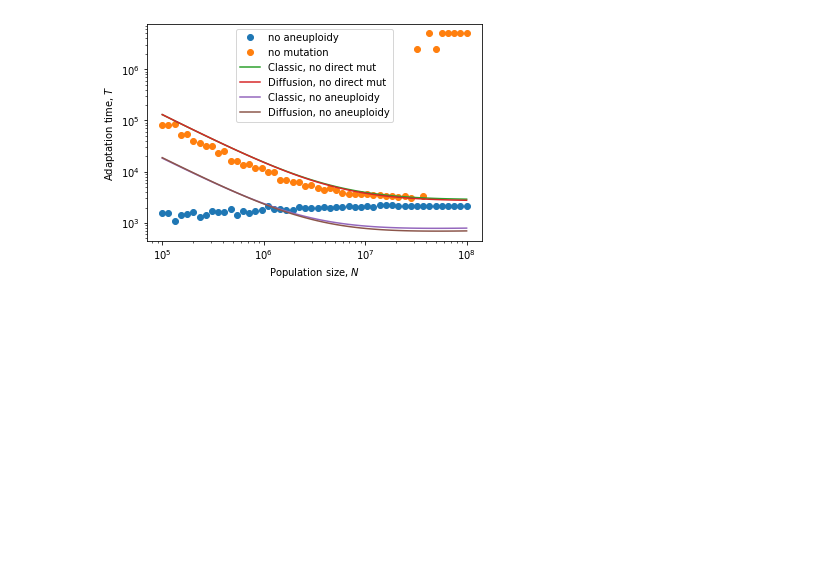
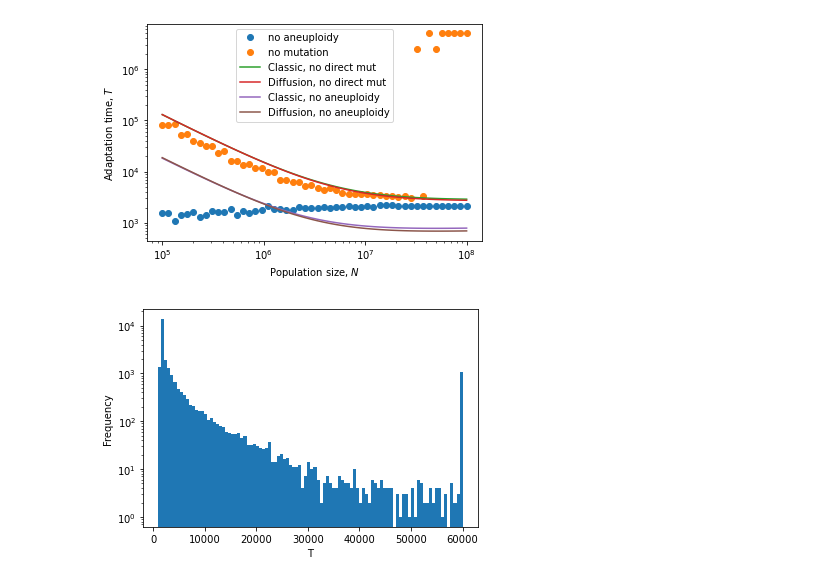
Before and after one commit to yoavram-lab/Heatrisomy, a Jupyter notebook: notebooks_mp/full_model.ipynb, the cells around one changed output. Cells and saved outputs as stored; diff of their text form; code cells hidden in the pictures; blank space fills up the shorter version.

```diff
--- a/notebooks_mp/full_model.ipynb
+++ b/notebooks_mp/full_model.ipynb
@@ -367,3 +367,18 @@ plt.ylabel('Adaptation time, $T$')
 plt.legend();
 # %% [output]
 [figure]
+# %%
+Nm58, msim_N_58_new2 = np.load('msim_N_58_new2.npy',allow_pickle=True)
+Nm58 = Nm58.astype('float64')
+
+dirmut=msim_N_58_new2[1]
+msim_N_58_new2=np.array([x for x in msim_N_58_new2[0]])
+# %%
+plt.hist((msim_N_58_new2.ravel()), 100);
+plt.xlabel('T')
+plt.ylabel('Frequency')
+#plt.xlim([1e6,5e6])
+#plt.xscale('log')
+plt.yscale('log');
+# %% [output]
+[figure, added]
```
Also changed, not shown: parts of 9 cells of this notebook, 3 other files.
